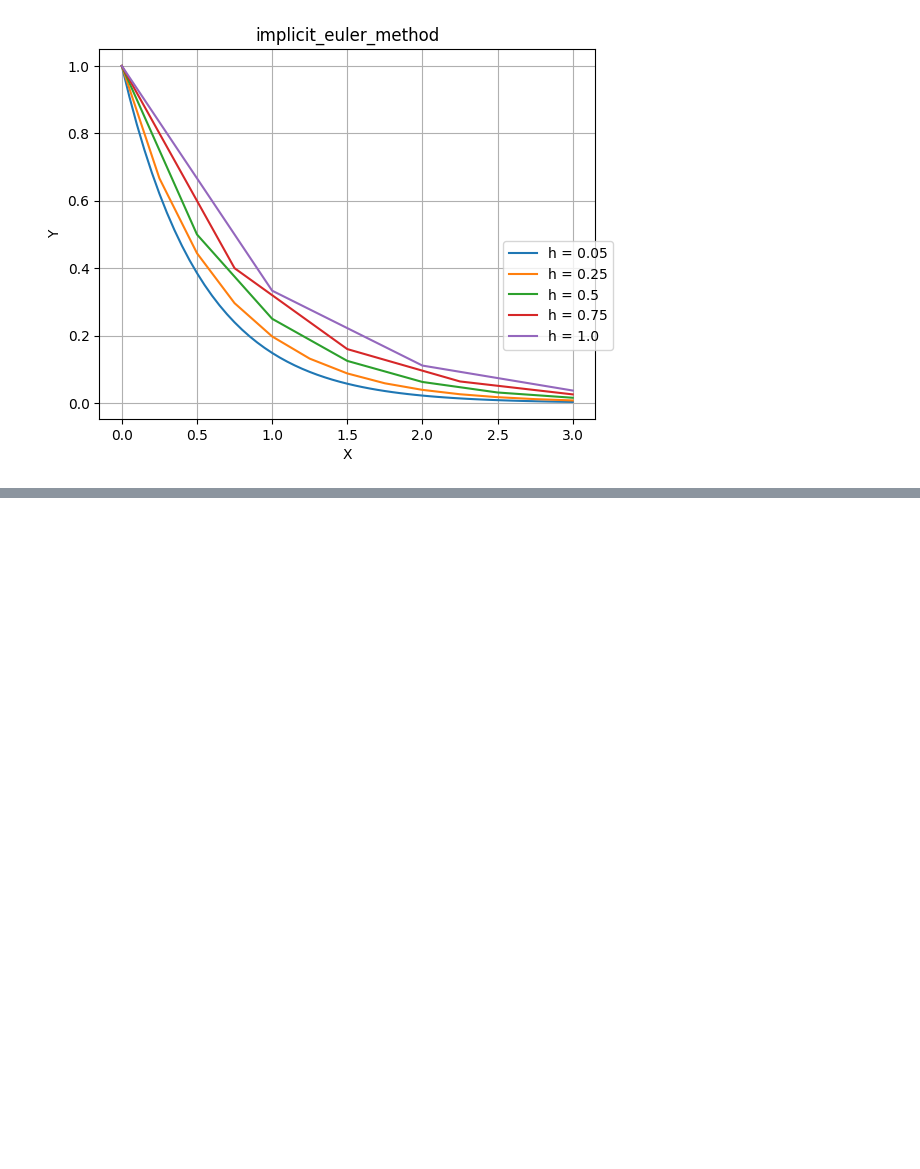
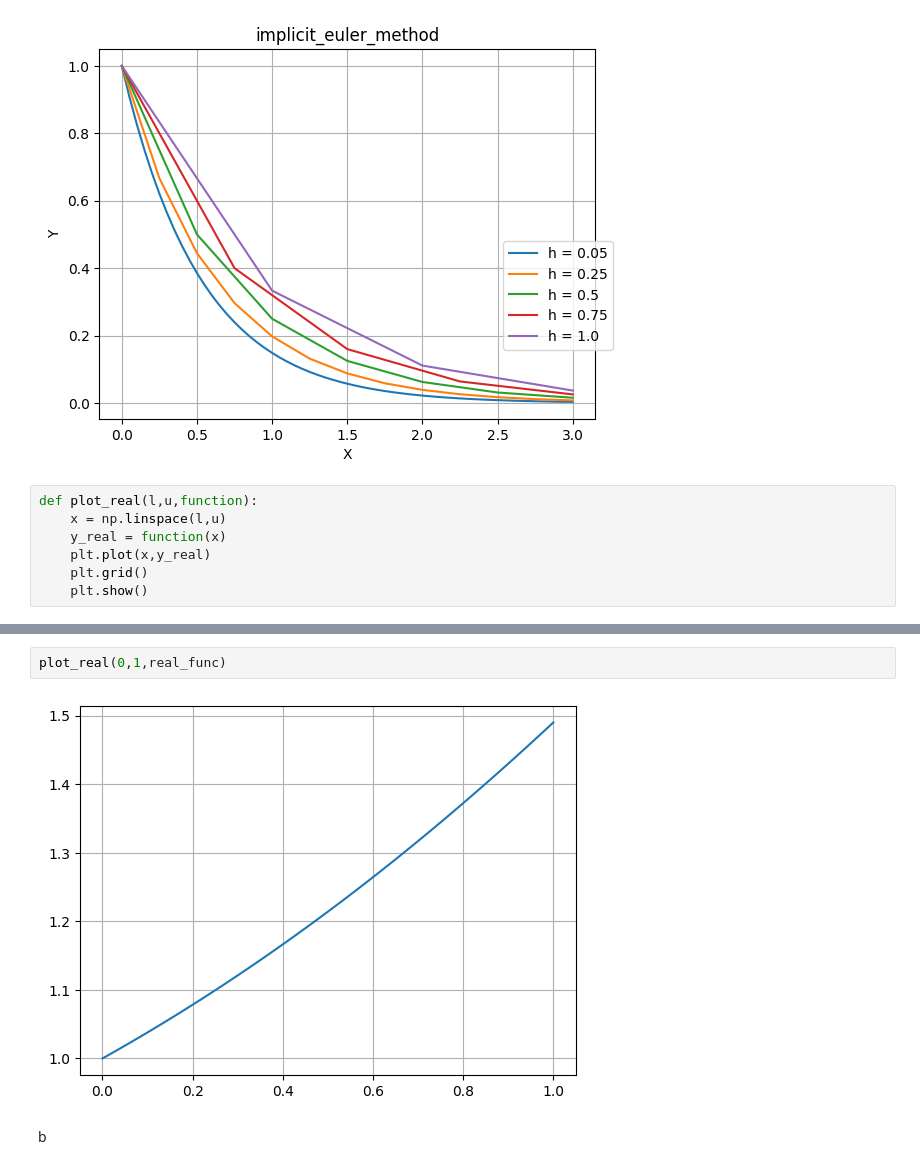
Before and after one commit to weldersalvador/Numerical-analysis-Python, a Jupyter notebook: Differential_Equations/euler/euler_method.ipynb, the cells around one changed output, grey strips where cells are left out. Drawn from its saved outputs; the diff is of its cells as text; blank space fills up the shorter version.

```diff
--- a/Differential_Equations/euler/euler_method.ipynb
+++ b/Differential_Equations/euler/euler_method.ipynb
@@ -57,3 +57,10 @@ plot_aprox(1,0,3,func,h = h, method = explicit_euler_method)
 plot_aprox(1,0,3,func,h = h, method = implicit_euler_method)
 # %% [output]
 [figure]
+# %%
+def plot_real(l,u,function):
+    x = np.linspace(l,u)
+    y_real = function(x)
+    plt.plot(x,y_real)
+    plt.grid()
+    plt.show()
@@ -59,0 +83,6 @@ plot_aprox(1,0,3,func,h = h, method = implicit_euler_method)
+# %%
+plot_real(0,1,real_func)
+# %% [output]
+[figure, added]
+# %% [markdown]
+b
```
Also changed, not shown: parts of 13 cells of this notebook.
